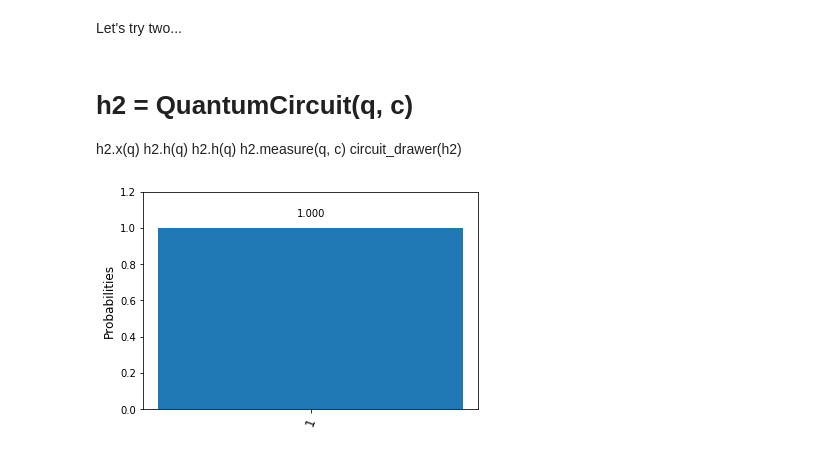
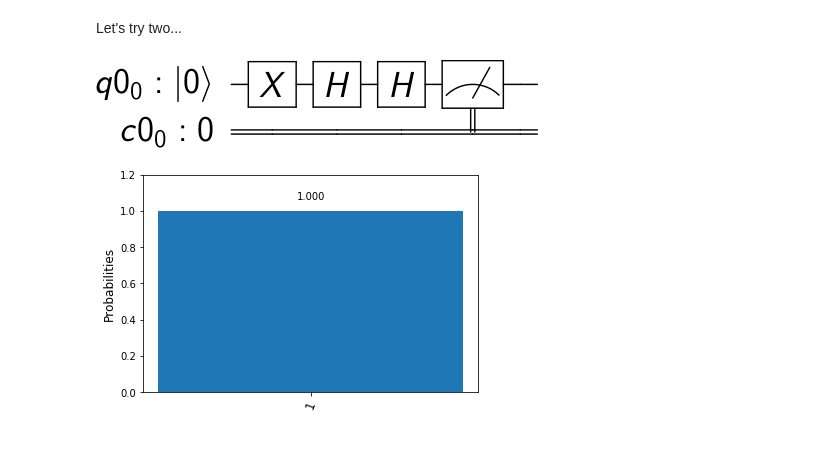
Before and after one commit to lyon-fnal/qc-tutorial-fnal, a Jupyter notebook: tutorial_20181213.ipynb, the cells around one changed output. Saved outputs shown, nothing was run; the diff lists cells and outputs as text; code cells hidden in the pictures.

```diff
--- a/tutorial_20181213.ipynb
+++ b/tutorial_20181213.ipynb
@@ -422,12 +424,14 @@ plot_histogram(job.result().get_counts(h))
 # %% [markdown]
 Let's try two...
-# %% [markdown]
-# h2 = QuantumCircuit(q, c)
-h2.x(q)
-h2.h(q)
-h2.h(q)
-h2.measure(q, c)
-circuit_drawer(h2)
+# %%
+h2 = QuantumCircuit(q, c)
+h2.x(q)
+h2.h(q)
+h2.h(q)
+h2.measure(q, c)
+circuit_drawer(h2)
+# %% [output]
+[figure, added]
 # %%
 job = execute(h2, qasm_backend, shots=5000)
 plot_histogram(job.result().get_counts(h2))
```
Also changed, not shown: parts of 18 cells of this notebook.
